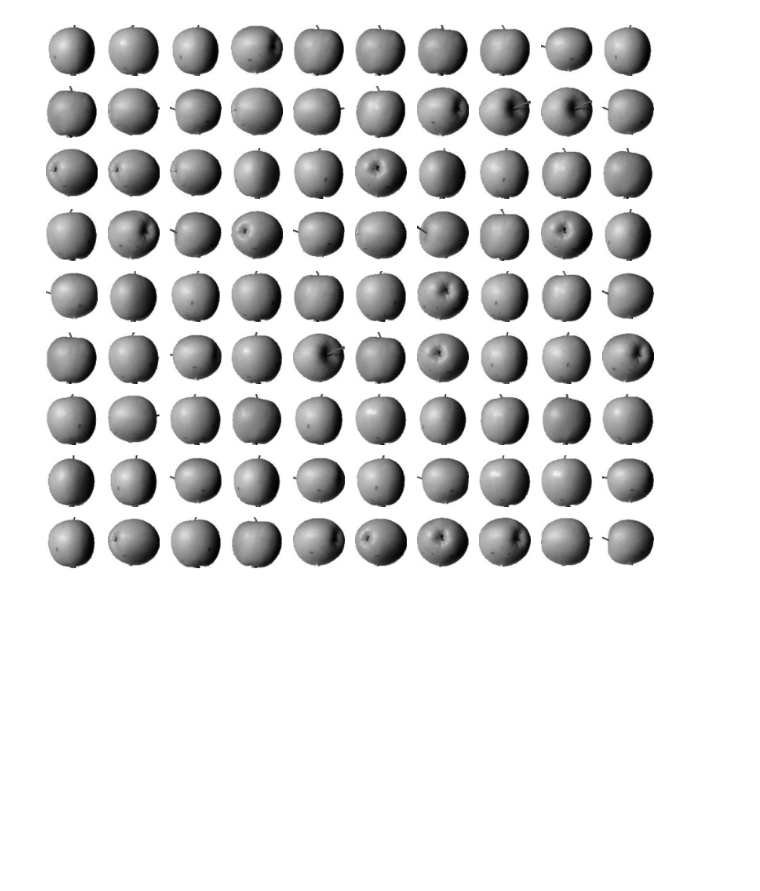
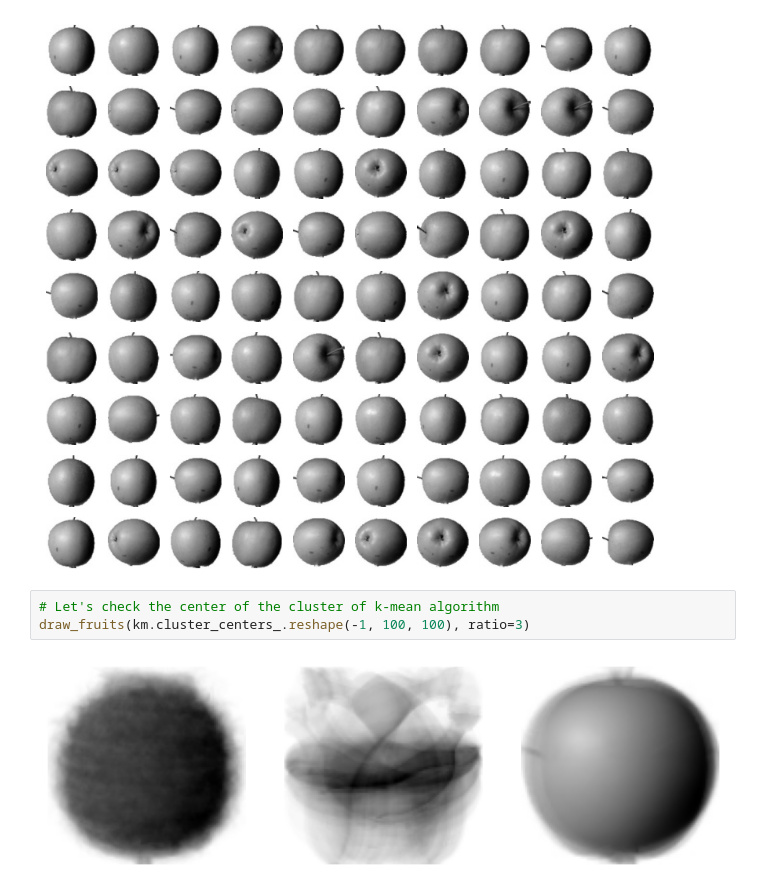
Before and after one commit to Junha9/AI, a Jupyter notebook: Self_Learning_ML_DL/Chapter_06_2.ipynb, the cells around one changed output. Saved outputs shown, nothing was run; the diff lists cells and outputs as text; blank space fills up the shorter version.

Commit message:
complete chapter 06-2 - Classifying clusters using KMeans - Find the best number of cluster using elbow

```diff
--- a/Self_Learning_ML_DL/Chapter_06_2.ipynb
+++ b/Self_Learning_ML_DL/Chapter_06_2.ipynb
@@ -65,3 +65,8 @@ draw_fruits(fruits[km.labels_==1])
 draw_fruits(fruits[km.labels_==2])
 # %% [output]
 [figure]
+# %%
+# Let's check the center of the cluster of k-mean algorithm
+draw_fruits(km.cluster_centers_.reshape(-1, 100, 100), ratio=3)
+# %% [output]
+[figure, added]
```
Also changed, not shown: parts of 5 cells of this notebook.
